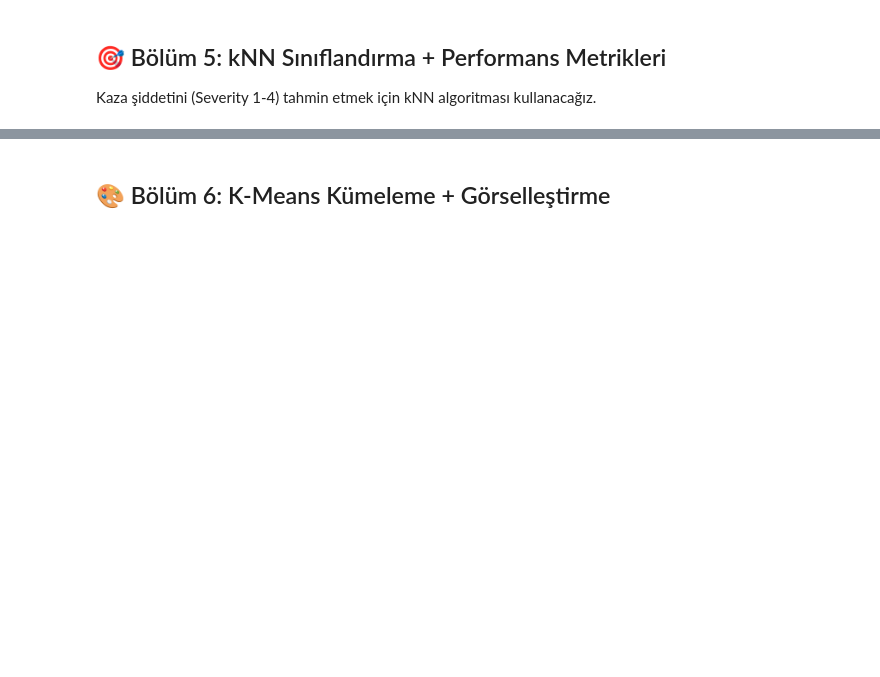
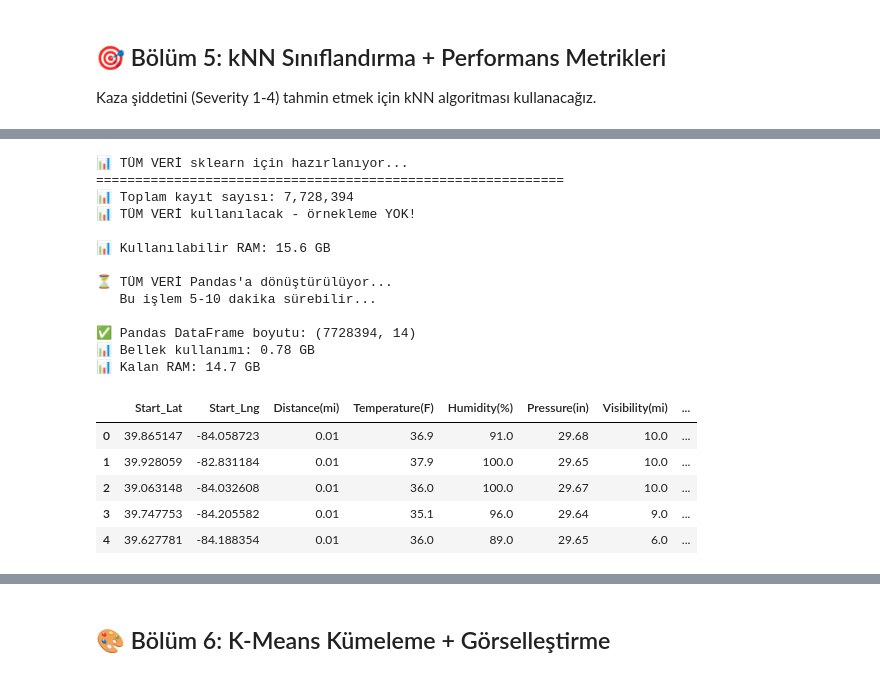
Before and after one commit to fthsrbst/us-accidents-bigdata-pipeline, a Jupyter notebook: Pipeline_Collab/BuyukVeri_Pipeline_Projesi.ipynb, the cells around one changed output, grey strips where cells are left out. Saved outputs shown, nothing was run; the diff lists cells and outputs as text; code cells hidden in the pictures; blank space fills up the shorter version.

```diff
--- a/Pipeline_Collab/BuyukVeri_Pipeline_Projesi.ipynb
+++ b/Pipeline_Collab/BuyukVeri_Pipeline_Projesi.ipynb
@@ -309,3 +556,62 @@ df_pd.head()
+# %%
+# ============================================================================
+# 🚀 TÜM 7.7M VERİYİ PANDAS'A ÇEVIR - LOKAL RUNTIME (32GB RAM)
+# ============================================================================
+# Lokal runtime'da 32GB RAM olduğu için TÜM VERİYİ kullanabiliriz!
+# Örnekleme yapmaya gerek yok
+
+print("📊 TÜM VERİ sklearn için hazırlanıyor...")
+print("="*60)
+
+# Toplam veri sayısı
+total_records = df_sample.count()
+print(f"📊 Toplam kayıt sayısı: {total_records:,}")
+print(f"📊 TÜM VERİ kullanılacak - örnekleme YOK!")
+
+# Bellek durumu
+import psutil
+available_ram = psutil.virtual_memory().available / (1024**3)
+print(f"\n📊 Kullanılabilir RAM: {available_ram:.1f} GB")
+
+# TÜM VERİYİ Pandas'a çevir
+print(f"\n⏳ TÜM VERİ Pandas'a dönüştürülüyor...")
+print("   Bu işlem 5-10 dakika sürebilir...")
+
+df_pd = df_sample.select(feature_columns + ['Severity']).toPandas()
+
+# Bellek kullanımını göster
+mem_usage = df_pd.memory_usage(deep=True).sum() / 1024**3
+print(f"\n✅ Pandas DataFrame boyutu: {df_pd.shape}")
+print(f"📊 Bellek kullanımı: {mem_usage:.2f} GB")
+
+# Garbage collection
+gc.collect()
+
+# Bellek durumu (sonra)
+available_ram_after = psutil.virtual_memory().available / (1024**3)
+print(f"📊 Kalan RAM: {available_ram_after:.1f} GB")
+
+df_pd.head()
+# %% [output]
+📊 TÜM VERİ sklearn için hazırlanıyor...
+============================================================
+📊 Toplam kayıt sayısı: 7,728,394
+📊 TÜM VERİ kullanılacak - örnekleme YOK!
+
+📊 Kullanılabilir RAM: 15.6 GB
+
+⏳ TÜM VERİ Pandas'a dönüştürülüyor...
+   Bu işlem 5-10 dakika sürebilir...
+
+✅ Pandas DataFrame boyutu: (7728394, 14)
+📊 Bellek kullanımı: 0.78 GB
+📊 Kalan RAM: 14.7 GB
+|  | Start_Lat | Start_Lng | Distance(mi) | Temperature(F) | Humidity(%) | Pressure(in) | Visibility(mi) | ... |
+| 0 | 39.865147 | -84.058723 | 0.01 | 36.9 | 91.0 | 29.68 | 10.0 | ... |
+| 1 | 39.928059 | -82.831184 | 0.01 | 37.9 | 100.0 | 29.65 | 10.0 | ... |
+| 2 | 39.063148 | -84.032608 | 0.01 | 36.0 | 100.0 | 29.67 | 10.0 | ... |
+| 3 | 39.747753 | -84.205582 | 0.01 | 35.1 | 96.0 | 29.64 | 9.0 | ... |
+| 4 | 39.627781 | -84.188354 | 0.01 | 36.0 | 89.0 | 29.65 | 6.0 | ... |
 # %%
 # Özellik ve hedef değişkenleri ayır
 X = df_pd[feature_columns].values
```
Also changed, not shown: parts of 64 cells of this notebook, 31 other files.
